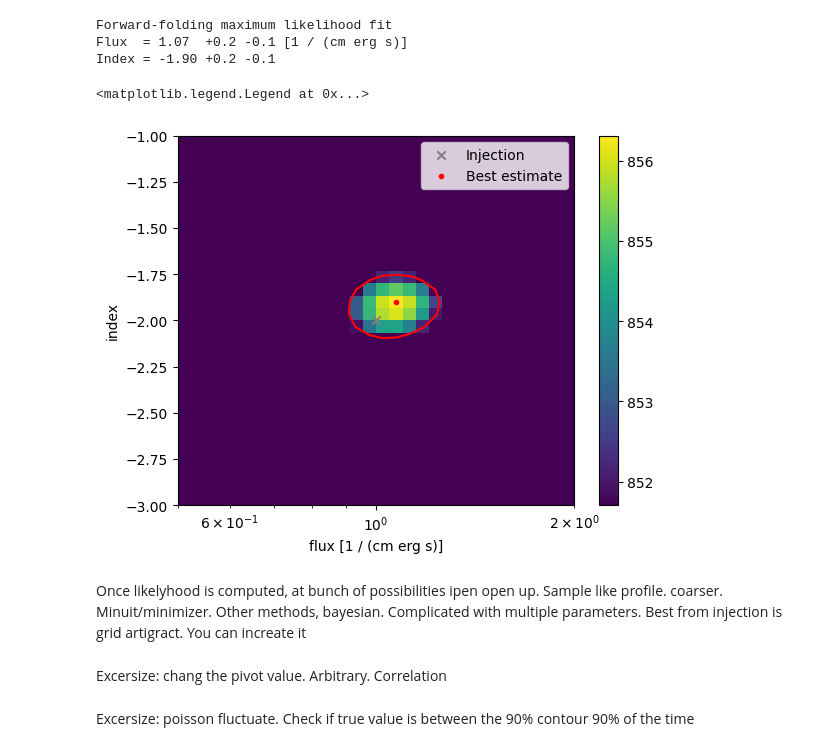
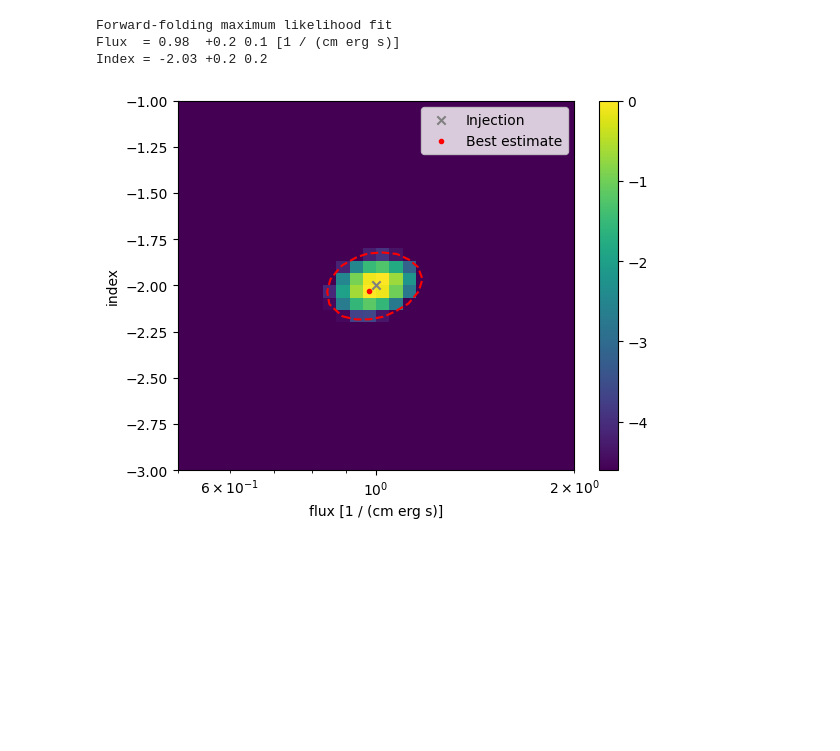
Before and after one commit to israelmcmc/gammaraytoys, a Jupyter notebook: docs/tutorials/04-binned_likelihood_spectrum.ipynb, the cells around one changed output. Saved outputs shown, nothing was run; the diff lists cells and outputs as text; code cells hidden in the pictures; blank space fills up the shorter version.

```diff
--- a/docs/tutorials/04-binned_likelihood_spectrum.ipynb
+++ b/docs/tutorials/04-binned_likelihood_spectrum.ipynb
@@ -126,0 +209,19 @@ Wilk's theorem. Usually works, but be careful. If it doesn't you'll need to simu
+# %%
+# Find the location of maximum likelihood
+argmax_loglike = np.unravel_index(np.argmax(log_like), log_like.nbins)
+
+flux_opt = log_like.axes[0].centers[argmax_loglike[0]]
+index_opt = log_like.axes[1].centers[argmax_loglike[1]]
+
+# ==== Plot ====
+fig,ax = plt.subplots()
+
+# Log likelihood profile
+log_like.plot(ax)
+
+# Best and injected values
+ax.scatter(flux_pivot, index, color = 'grey', marker = 'x', label = 'Injection')
+
+ax.scatter(flux_opt, index_opt, color = 'red', marker = '.', label = 'Best estimate')
+
+ax.legend()
@@ -127,53 +245,58 @@ Wilk's theorem. Usually works, but be careful. If it doesn't you'll need to simu
 # %%
 from scipy.stats import chi2
 
-ts = 2*log_like
+# For the null hypothesis we'll fix both parameter to the
+# optimal parameter we found
+log_like0 = log_like[*argmax_loglike]
 
-argmax_ts = np.unravel_index(np.argmax(ts), ts.nbins)
-max_ts = ts[argmax_ts]
+# Test statistics. In this case the alternative model
+# "log_like1" is simple the same as before
+ts = 2*(log_like - log_like0)
 
-flux_opt = ts.axes[0].centers[argmax_ts[0]]
-index_opt = ts.axes[1].centers[argmax_ts[1]]
+# Since we have 2 free parameter in log_like1 (flux and index)
+# and none in log_like0 (we fixed both), then the TS is
+# distributed as a chi2 with 2 degrees of freedom. Here we
+# find the TS value that corresponds to a 90% containment
+# by using the inverse of the chi2 cummulative (ppf)
+uncertainty_containment = .9
+contour_ts_thresh = -chi2.ppf(uncertainty_containment, df = 2)
 
-uncertainty_containment = .9
-unc_contour_ts = max_ts - chi2.ppf(uncertainty_containment, df = 2)
-
-flux_upper_bound = np.max(ts.axes[0].upper_bounds[np.max(ts >= unc_contour_ts, axis = 1)])
-flux_lower_bound = np.max(ts.axes[0].lower_bounds[np.max(ts >= unc_contour_ts, axis = 1)])
-index_upper_bound = np.max(ts.axes[1].upper_bounds[np.max(ts >= unc_contour_ts, axis = 0)])
-index_lower_bound = np.max(ts.axes[1].lower_bounds[np.max(ts >= unc_contour_ts, axis = 0)])
+# While the contour is not really a box, we can approximate it as such
+# to be able to quote an error for each parameter.
+# If the contour does not looks very much like a horizontal or verical
+# ellipse, then you should worry about correlations in your paramters
+contour_idx = np.nonzero(ts >= contour_ts_thresh)
+flux_upper_bound = ts.axes[0].upper_bounds[np.max(contour_idx[0])]
+flux_lower_bound = ts.axes[0].lower_bounds[np.min(contour_idx[0])]
+index_upper_bound = ts.axes[1].upper_bounds[np.max(contour_idx[1])]
+index_lower_bound = ts.axes[1].lower_bounds[np.min(contour_idx[1])]
 
 print("Forward-folding maximum likelihood fit")
 print(f"Flux  = {flux_opt.value:.2f}  +{flux_upper_bound.value-flux_opt.value:.1f} {flux_opt.value-flux_lower_bound.value:.1f} [{flux_opt.unit}]")
 print(f"Index = {index_opt:.2f} +{index_upper_bound-index_opt:.1f} {index_opt-index_lower_bound:.1f}")
 
+# ==== Plot ====
 fig,ax = plt.subplots()
 
-ts.plot(ax, vmin =  unc_contour_ts)
+# TS profile
+# Limit the colorbar to the threshold contour for a niver visualization
+ts.plot(ax, vmin =  contour_ts_thresh)
 
+# Actual contour
 ax.contour(ts.axes['flux'].centers,
            ts.axes['index'].centers,
            ts.contents.transpose(),
-           levels = [unc_contour_ts],
+           levels = [contour_ts_thresh],
            colors = 'red')
 
+# Best and injected values
 ax.scatter(flux_pivot, index, color = 'grey', marker = 'x', label = 'Injection')
 
 ax.scatter(flux_opt, index_opt, color = 'red', marker = '.', label = 'Best estimate')
 
-ax.legend()
+ax.legend();
 # %% [output]
 Forward-folding maximum likelihood fit
-Flux  = 1.07  +0.2 -0.1 [1 / (cm erg s)]
-Index = -1.90 +0.2 -0.1
+Flux  = 0.98  +0.2 0.1 [1 / (cm erg s)]
+Index = -2.03 +0.2 0.2
-<matplotlib.legend.Legend at 0x...>
-[figure, old version]
+[figure, new version]
-# %% [markdown]
-Once likelyhood is computed, at bunch of possibilities ipen open up.
-Sample like profile. coarser. Minuit/minimizer. Other methods, bayesian.
-Complicated with multiple parameters.
-Best from injection is grid artigract. You can increate it
-# %% [markdown]
-Excersize: chang the pivot value. Arbitrary. Correlation
-# %% [markdown]
-Excersize: poisson fluctuate. Check if true value is between the 90% contour 90% of the time
```
Also changed, not shown: parts of 60 cells of this notebook, 3 other files.
